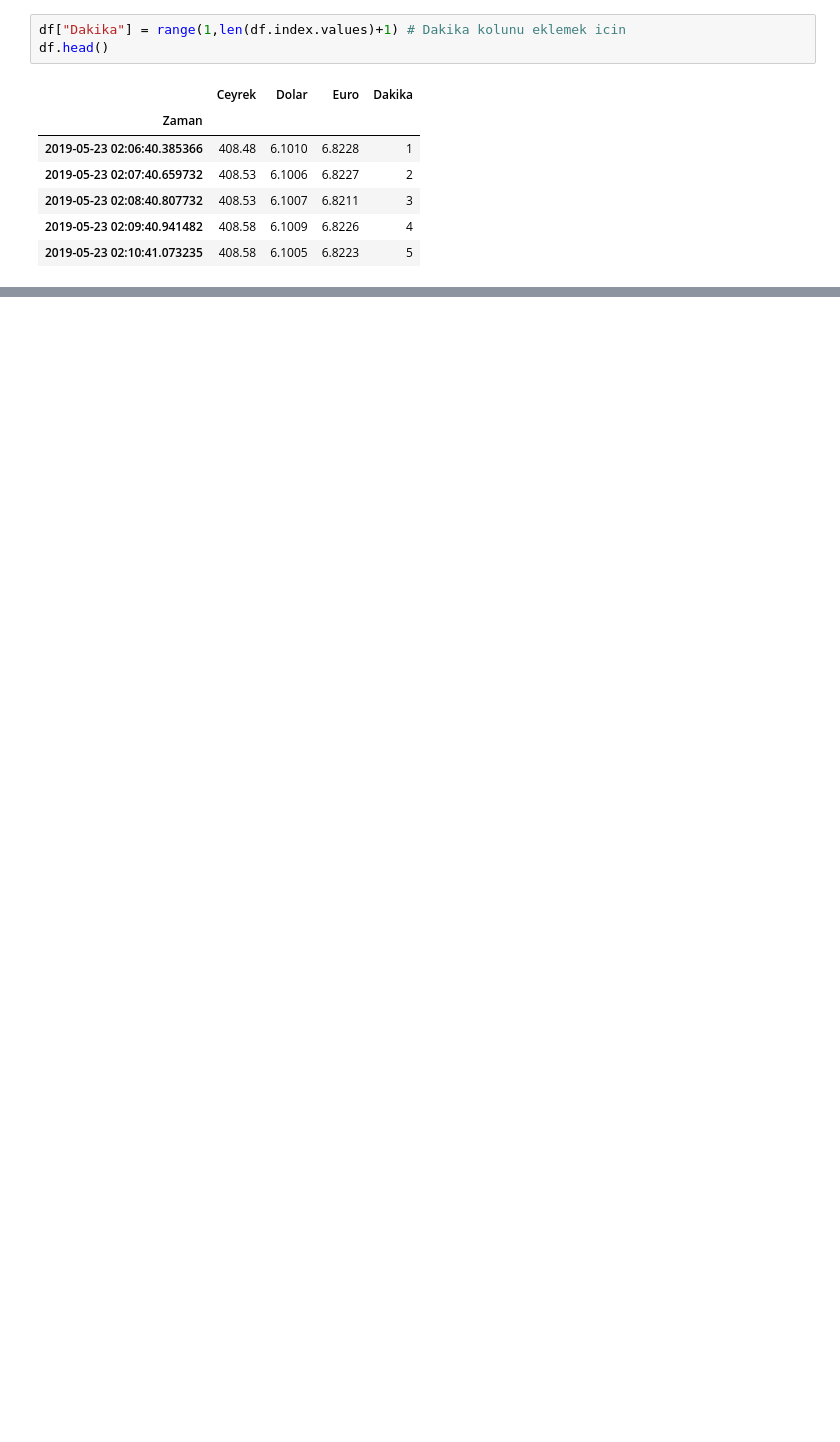
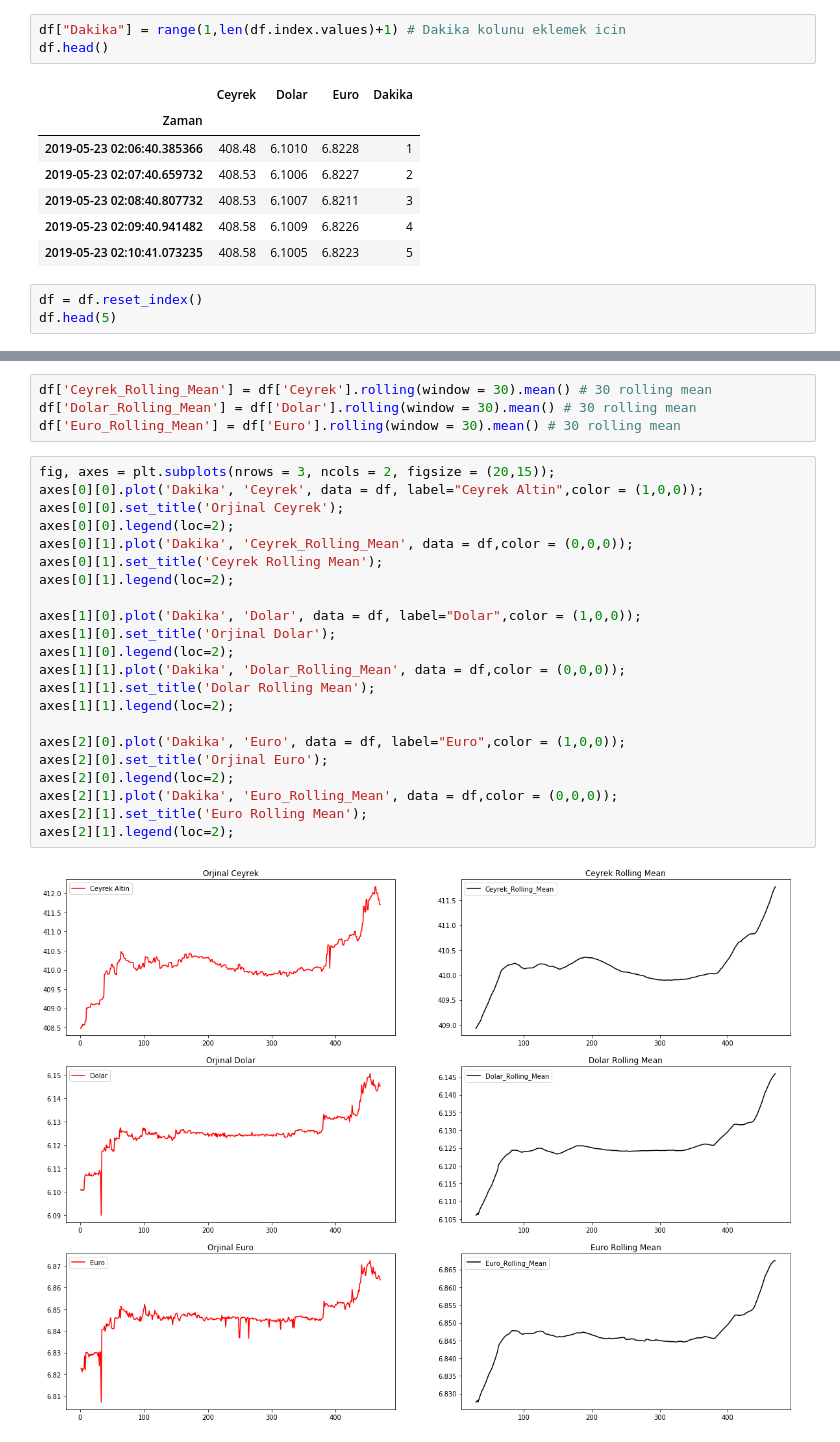
Before and after one commit to ahmetbaranyilmaz/Kodluyoruz-Python-Bootcamp, a Jupyter notebook: Workshop/yatirimSepeti/yatirimSepetiGorsellestirme.ipynb, the cells around one changed output, grey strips where cells are left out. Drawn from its saved outputs; the diff is of its cells as text; blank space fills up the shorter version.

```diff
--- a/Workshop/yatirimSepeti/yatirimSepetiGorsellestirme.ipynb
+++ b/Workshop/yatirimSepeti/yatirimSepetiGorsellestirme.ipynb
@@ -40,3 +56,6 @@ df.head()
 | 2019-05-23 02:08:40.807732 | 408.53 | 6.1007 | 6.8211 | 3 |
 | 2019-05-23 02:09:40.941482 | 408.58 | 6.1009 | 6.8226 | 4 |
 | 2019-05-23 02:10:41.073235 | 408.58 | 6.1005 | 6.8223 | 5 |
+# %%
+df = df.reset_index()
+df.head(5)
@@ -42,0 +69,28 @@ df.head()
+# %%
+df['Ceyrek_Rolling_Mean'] = df['Ceyrek'].rolling(window = 30).mean() # 30 rolling mean
+df['Dolar_Rolling_Mean'] = df['Dolar'].rolling(window = 30).mean() # 30 rolling mean
+df['Euro_Rolling_Mean'] = df['Euro'].rolling(window = 30).mean() # 30 rolling mean
+# %%
+fig, axes = plt.subplots(nrows = 3, ncols = 2, figsize = (20,15));
+axes[0][0].plot('Dakika', 'Ceyrek', data = df, label="Ceyrek Altin",color = (1,0,0));
+axes[0][0].set_title('Orjinal Ceyrek');
+axes[0][0].legend(loc=2);
+axes[0][1].plot('Dakika', 'Ceyrek_Rolling_Mean', data = df,color = (0,0,0));
+axes[0][1].set_title('Ceyrek Rolling Mean');
+axes[0][1].legend(loc=2);
+
+axes[1][0].plot('Dakika', 'Dolar', data = df, label="Dolar",color = (1,0,0));
+axes[1][0].set_title('Orjinal Dolar');
+axes[1][0].legend(loc=2);
+axes[1][1].plot('Dakika', 'Dolar_Rolling_Mean', data = df,color = (0,0,0));
+axes[1][1].set_title('Dolar Rolling Mean');
+axes[1][1].legend(loc=2);
+
+axes[2][0].plot('Dakika', 'Euro', data = df, label="Euro",color = (1,0,0));
+axes[2][0].set_title('Orjinal Euro');
+axes[2][0].legend(loc=2);
+axes[2][1].plot('Dakika', 'Euro_Rolling_Mean', data = df,color = (0,0,0));
+axes[2][1].set_title('Euro Rolling Mean');
+axes[2][1].legend(loc=2);
+# %% [output]
+[figure, added]
```
Also changed, not shown: parts of 26 cells of this notebook.
